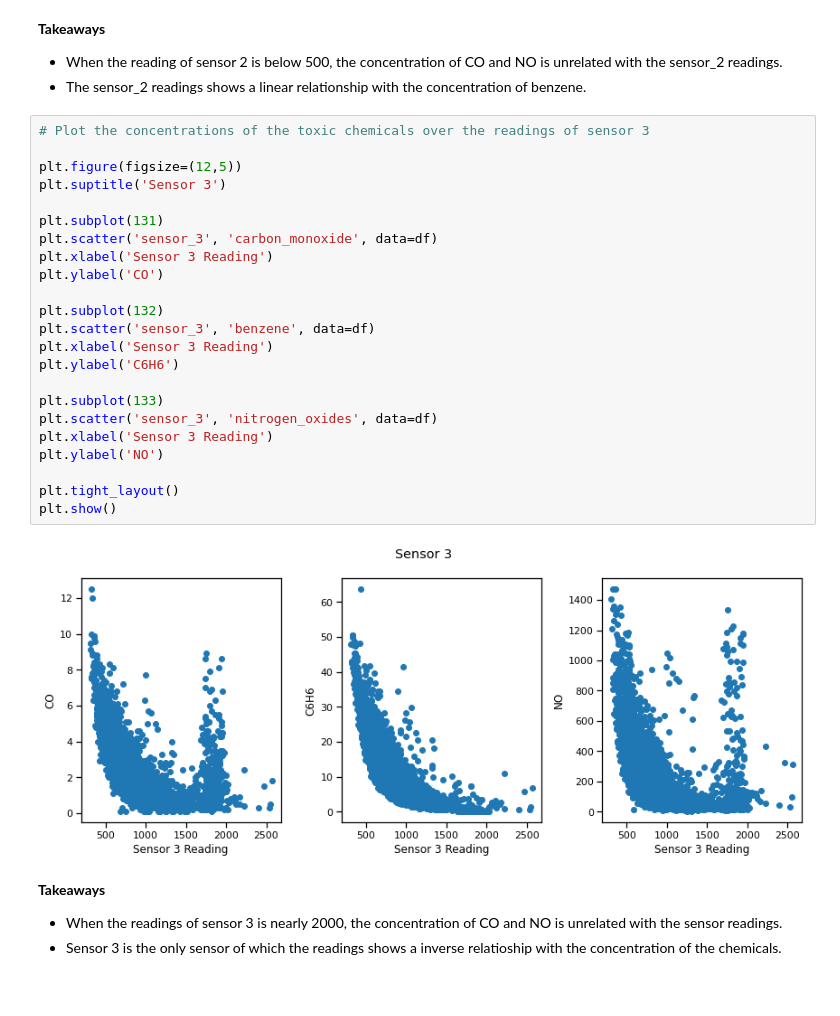
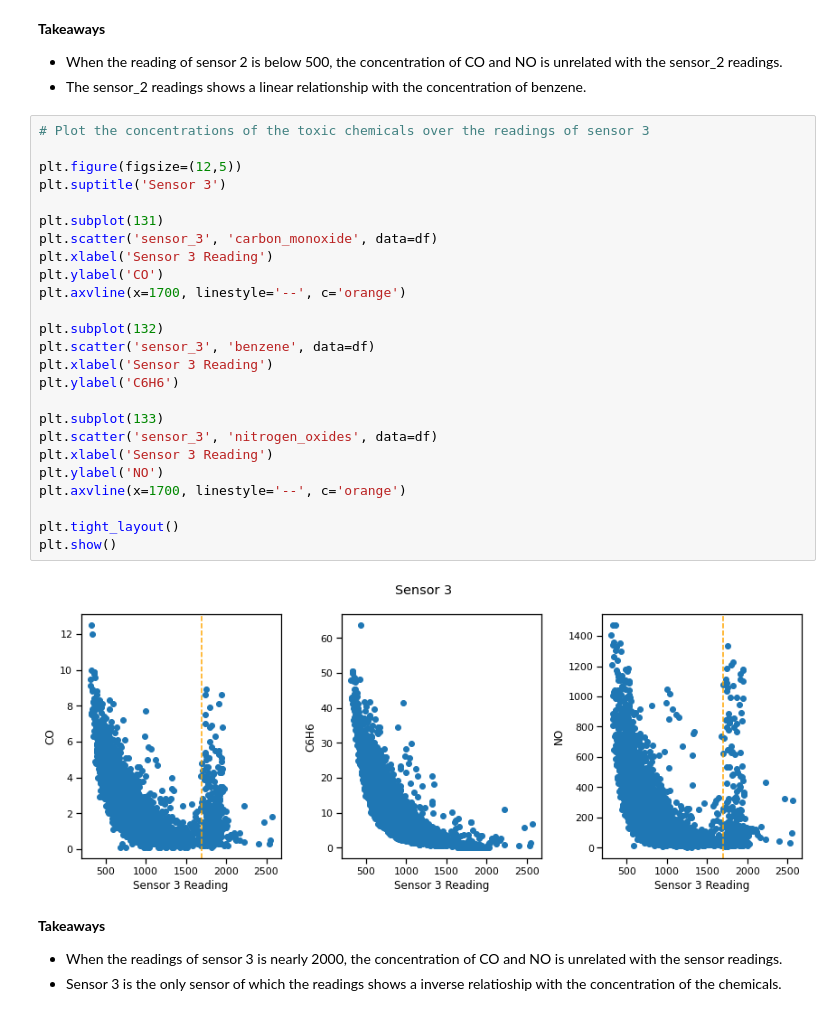
Before and after one commit to Yongliang-Shi/predicting-air-pollution, a Jupyter notebook: MVP.ipynb, the cells around one changed output. Saved outputs shown, nothing was run; the diff lists cells and outputs as text.

```diff
--- a/MVP.ipynb
+++ b/MVP.ipynb
@@ -307,28 +309,30 @@ plt.show()
 # %%
 # Plot the concentrations of the toxic chemicals over the readings of sensor 3
 
 plt.figure(figsize=(12,5))
 plt.suptitle('Sensor 3')
 
 plt.subplot(131)
 plt.scatter('sensor_3', 'carbon_monoxide', data=df)
 plt.xlabel('Sensor 3 Reading')
 plt.ylabel('CO')
+plt.axvline(x=1700, linestyle='--', c='orange')
 
 plt.subplot(132)
 plt.scatter('sensor_3', 'benzene', data=df)
 plt.xlabel('Sensor 3 Reading')
 plt.ylabel('C6H6')
 
 plt.subplot(133)
 plt.scatter('sensor_3', 'nitrogen_oxides', data=df)
 plt.xlabel('Sensor 3 Reading')
 plt.ylabel('NO')
+plt.axvline(x=1700, linestyle='--', c='orange')
 
 plt.tight_layout()
 plt.show()
 # %% [output]
-[figure, old version]
+[figure, new version]
 # %% [markdown]
 **Takeaways**
 - When the readings of sensor 3 is nearly 2000, the concentration of CO and NO is unrelated with the sensor readings.
```
Also changed, not shown: parts of 6 cells of this notebook.
